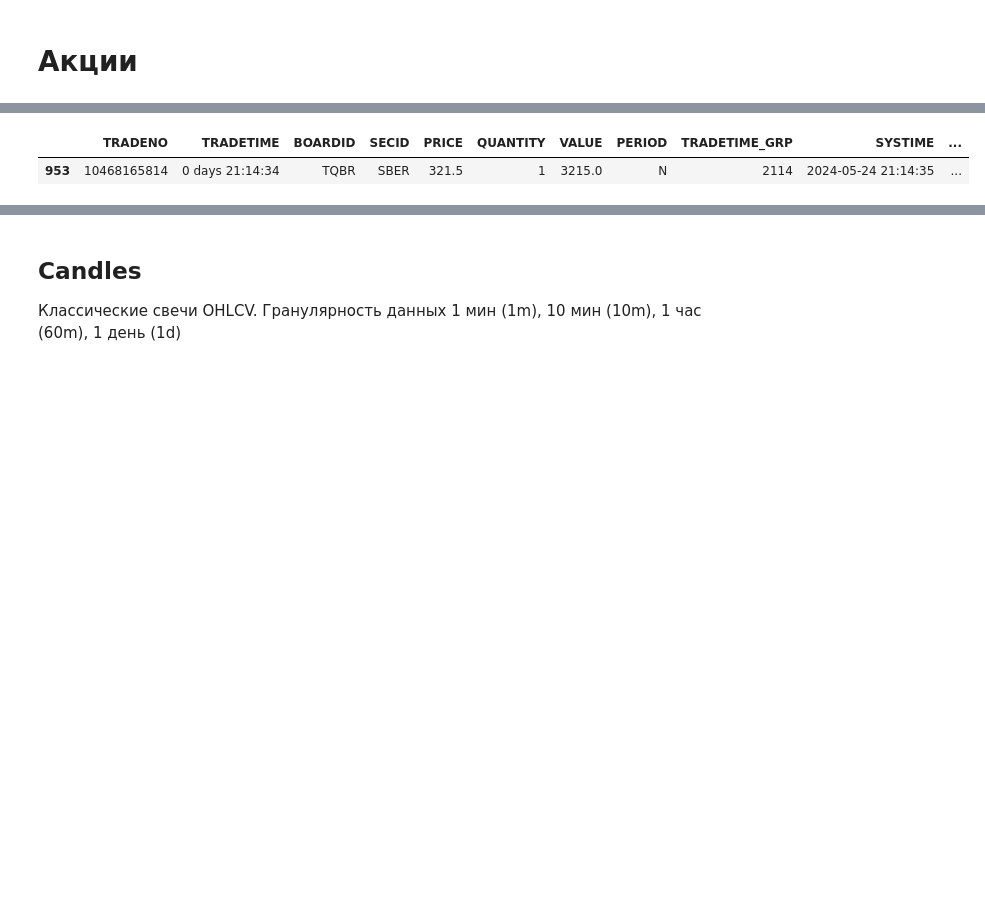
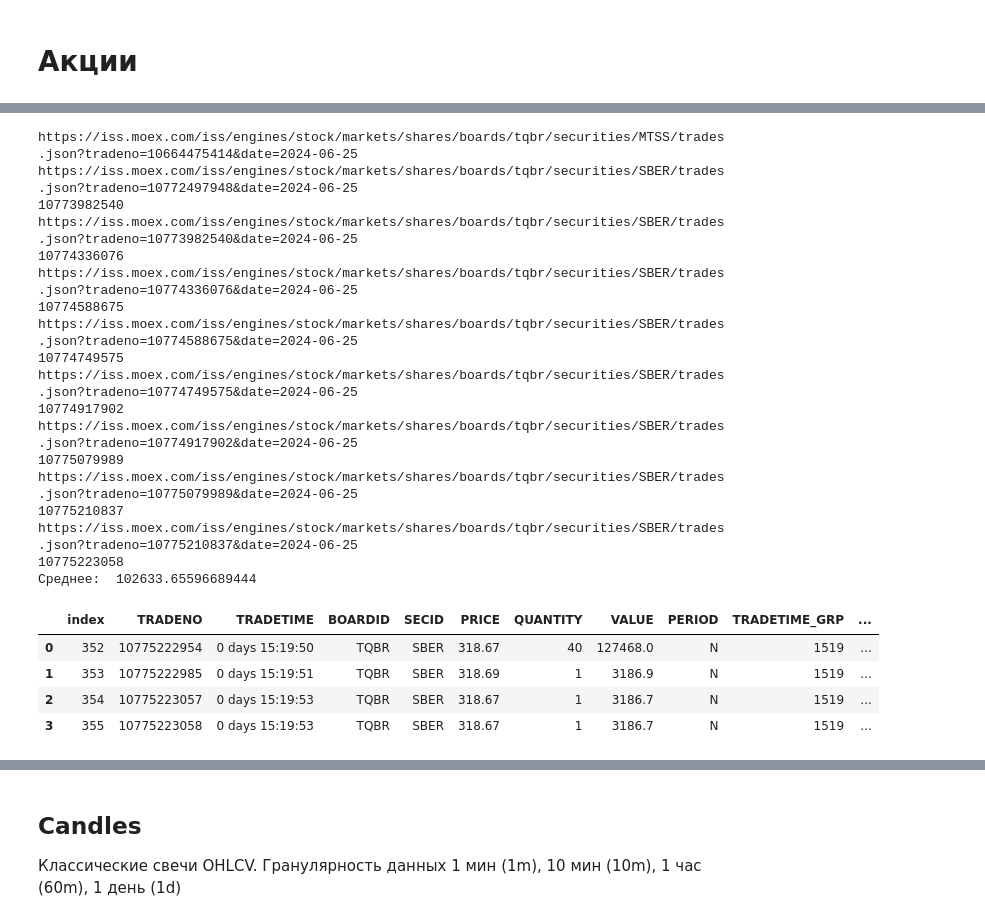
Before and after one commit to 6ygga/moex_algo0, a Jupyter notebook: moex.ipynb, the cells around one changed output, grey strips where cells are left out. Drawn from its saved outputs; the diff is of its cells as text; code cells hidden in the pictures; blank space fills up the shorter version.

Commit message:
realtime data

```diff
--- a/moex.ipynb
+++ b/moex.ipynb
@@ -123,8 +187,29 @@ def buy_sell(df):
 # %%
-last_tradeno = '10447501224'
-trades_data = get_last_trades_data()
+last_tradeno = '10664475414'
+trades_data = get_last_trades_data(ticker='MTSS')
 # print(trades_data)
 get_last_N_sec(trades_data)
 # %% [output]
+https://iss.moex.com/iss/engines/stock/markets/shares/boards/tqbr/securities/MTSS/trades.json?tradeno=10664475414&date=2024-06-25
+https://iss.moex.com/iss/engines/stock/markets/shares/boards/tqbr/securities/SBER/trades.json?tradeno=10772497948&date=2024-06-25
+10773982540
+https://iss.moex.com/iss/engines/stock/markets/shares/boards/tqbr/securities/SBER/trades.json?tradeno=10773982540&date=2024-06-25
+10774336076
+https://iss.moex.com/iss/engines/stock/markets/shares/boards/tqbr/securities/SBER/trades.json?tradeno=10774336076&date=2024-06-25
+10774588675
+https://iss.moex.com/iss/engines/stock/markets/shares/boards/tqbr/securities/SBER/trades.json?tradeno=10774588675&date=2024-06-25
+10774749575
+https://iss.moex.com/iss/engines/stock/markets/shares/boards/tqbr/securities/SBER/trades.json?tradeno=10774749575&date=2024-06-25
+10774917902
+https://iss.moex.com/iss/engines/stock/markets/shares/boards/tqbr/securities/SBER/trades.json?tradeno=10774917902&date=2024-06-25
+10775079989
+https://iss.moex.com/iss/engines/stock/markets/shares/boards/tqbr/securities/SBER/trades.json?tradeno=10775079989&date=2024-06-25
+10775210837
+https://iss.moex.com/iss/engines/stock/markets/shares/boards/tqbr/securities/SBER/trades.json?tradeno=10775210837&date=2024-06-25
+10775223058
+Среднее:  102633.65596689444
-|  | TRADENO | TRADETIME | BOARDID | SECID | PRICE | QUANTITY | VALUE | PERIOD | TRADETIME_GRP | SYSTIME | ... |
-| 953 | 10468165814 | 0 days 21:14:34 | TQBR | SBER | 321.5 | 1 | 3215.0 | N | 2114 | 2024-05-24 21:14:35 | ... |
+|  | index | TRADENO | TRADETIME | BOARDID | SECID | PRICE | QUANTITY | VALUE | PERIOD | TRADETIME_GRP | ... |
+| 0 | 352 | 10775222954 | 0 days 15:19:50 | TQBR | SBER | 318.67 | 40 | 127468.0 | N | 1519 | ... |
+| 1 | 353 | 10775222985 | 0 days 15:19:51 | TQBR | SBER | 318.69 | 1 | 3186.9 | N | 1519 | ... |
+| 2 | 354 | 10775223057 | 0 days 15:19:53 | TQBR | SBER | 318.67 | 1 | 3186.7 | N | 1519 | ... |
+| 3 | 355 | 10775223058 | 0 days 15:19:53 | TQBR | SBER | 318.67 | 1 | 3186.7 | N | 1519 | ... |
```
Also changed, not shown: parts of 15 cells of this notebook, 34 other files.
